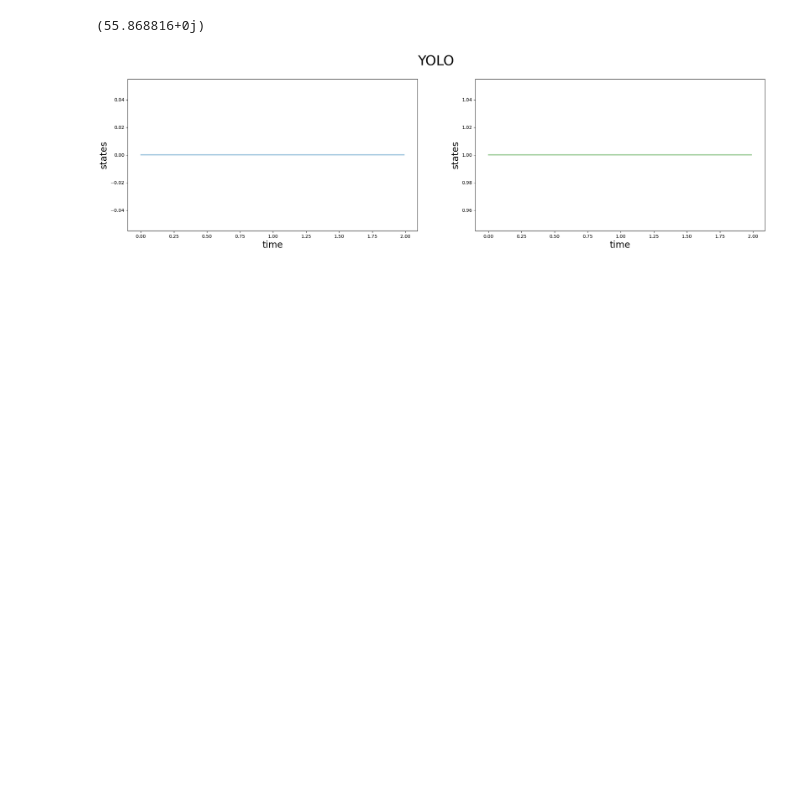
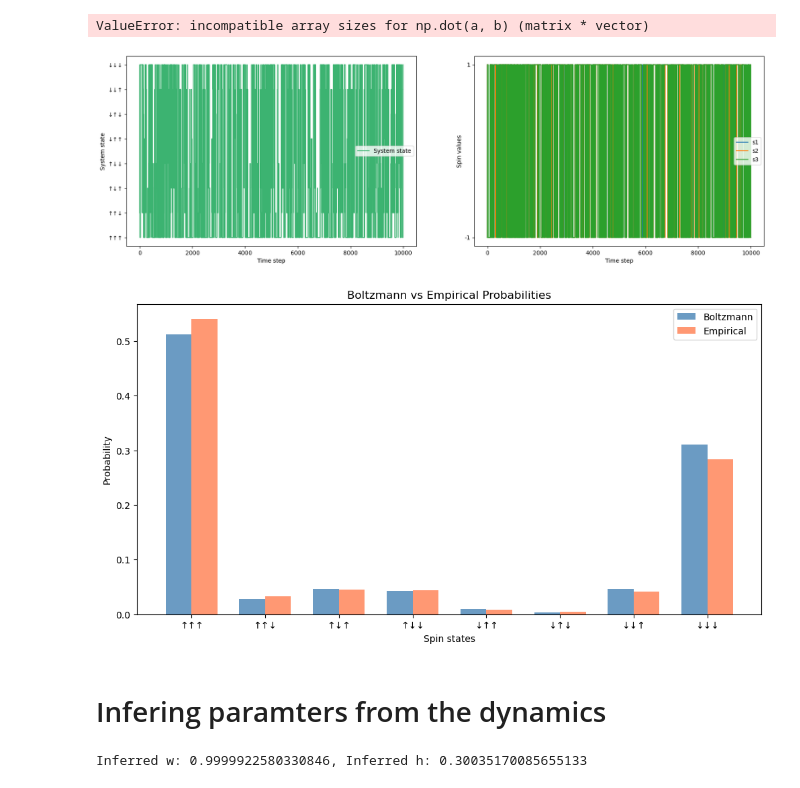
Before and after one commit to Victor-Alessandro/QBM-code, a Jupyter notebook: Dynamics Simulation.ipynb, the cells around one changed output. Saved outputs shown, nothing was run; the diff lists cells and outputs as text; code cells hidden in the pictures; blank space fills up the shorter version.

```diff
--- a/Dynamics Simulation.ipynb
+++ b/Dynamics Simulation.ipynb
@@ -173,6 +7,0 @@ interactions = generate_interaction_matrices()
-# %%
-s1, s2 = discrete_time_dynamics(w, t_vals, interactions)
-plot_dynamics(s1, s2, t_vals)
-# %% [output]
-(55.868816+0j)
-[figure, removed]
@@ -178,0 +146,66 @@ plot_dynamics(s1, s2, t_vals)
+# %%
+n_spins = 2
+W = np.array([[1.0, 0.5], [1.0, 0.7],])
+H = np.array([1.0, 0.5])
+beta = 0.5
+steps = 1000
+tolerance = 0.1
+
+trajectory = simulate_dynamics(W, H, beta, steps, n_spins)
+plot_combined_dynamics(W, H, beta, steps, n_spins, flip_two_spins=True)
+plot_convergence_to_boltzmann(W, H, beta, trajectory)
+
+converged, difference = check_convergence_to_boltzmann(W, H, beta, trajectory, tolerance)
+
+print(f"Converged: {converged}")
+print(f"Difference: {difference}")
+# %% [output]
+ValueError: incompatible array sizes for np.dot(a, b) (matrix * vector)
+# %%
+n_spins = 3
+W = np.array([[0, 1.0, 0.5], [1.0, 0, 0.7], [0.5, 0.7, 0]])
+H = np.array([1.0, -1.0, 0.5])
+beta = 0.5
+steps = 10000
+
+trajectory = simulate_dynamics(W, H, beta, steps, n_spins)
+plot_combined_dynamics(W, H, beta, steps, n_spins, flip_two_spins=True)
+plot_convergence_to_boltzmann(W, H, beta, trajectory)
+# %% [output]
+[figure, added]
+[figure, added]
+# %% [markdown]
+# Infering paramters from the dynamics
+# %%
+def log_likelihood(params, trajectory, beta):
+    n_spins = trajectory.shape[1]
+
+    W = np.reshape(params[:n_spins**2], (n_spins, n_spins))
+    H = params[n_spins**2:]
+
+    # Define all possible states
+    all_states = np.array(list(itertools.product([-1, 1], repeat=n_spins)))
+
+    # Calculate the partition function Z
+    Z = np.sum([np.exp(-beta * energy(s, W, H)) for s in all_states])
+
+    # Compute the Boltzmann probabilities for each state in the trajectory
+    energies = np.array([energy(s, W, H) for s in trajectory])
+    boltzmann_probabilities = np.exp(-beta * energies) / Z
+
+    # Calculate the log-likelihood
+    log_likelihood = np.sum(np.log(boltzmann_probabilities))
+    return -log_likelihood
+
+
+def infer_parameters(trajectory, beta, initial_guess=None):
+    n_spins = trajectory.shape[1]
+    n_params = n_spins**2 + n_spins
+
+    if initial_guess is None:
+        initial_guess = np.random.randn(n_params)
+
+    result = minimize(log_likelihood, initial_guess, args=(trajectory, beta), method='L-BFGS-B')
+    return result.x
+# %% [output]
+Inferred w: 0.9999922580330846, Inferred h: 0.30035170085655133
```
Also changed, not shown: parts of 10 cells of this notebook, 2 other files.
